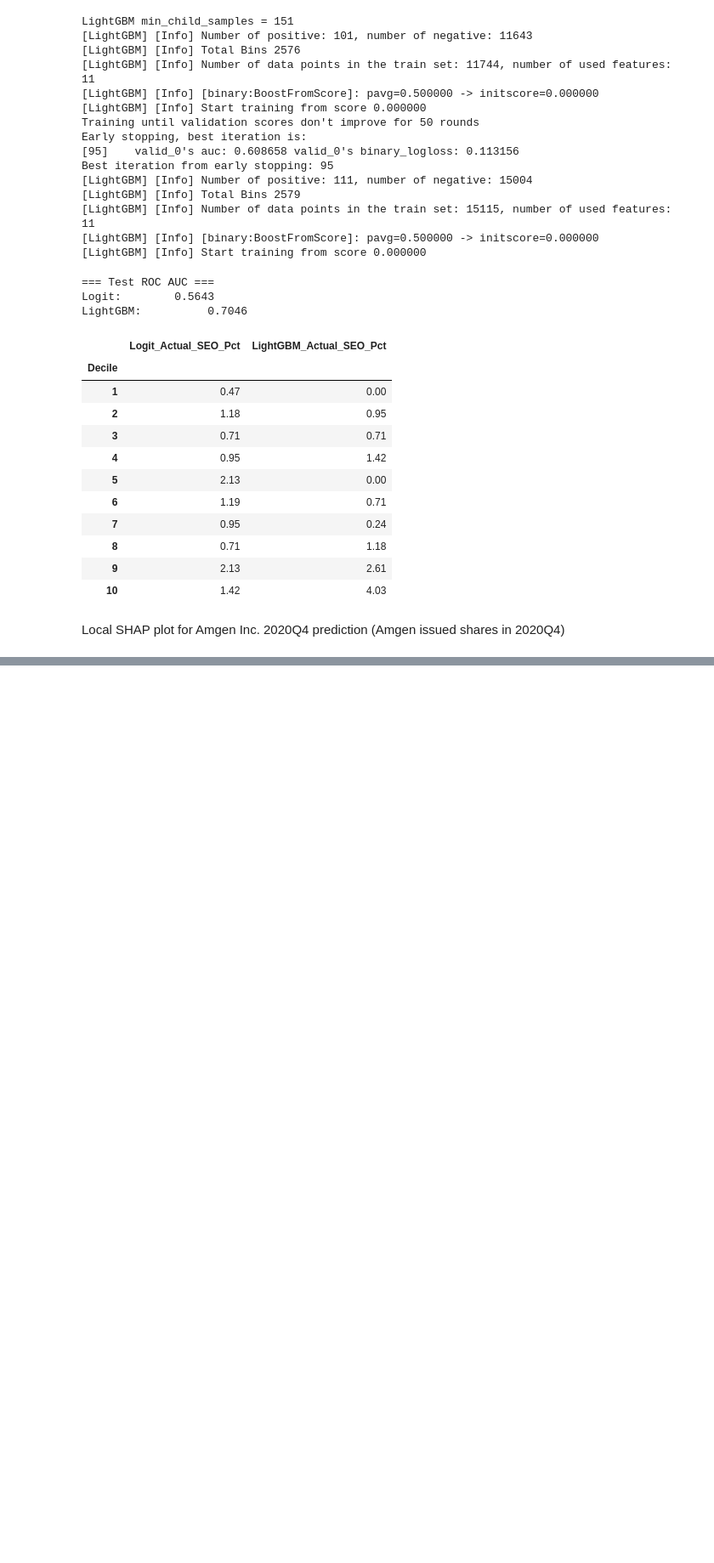
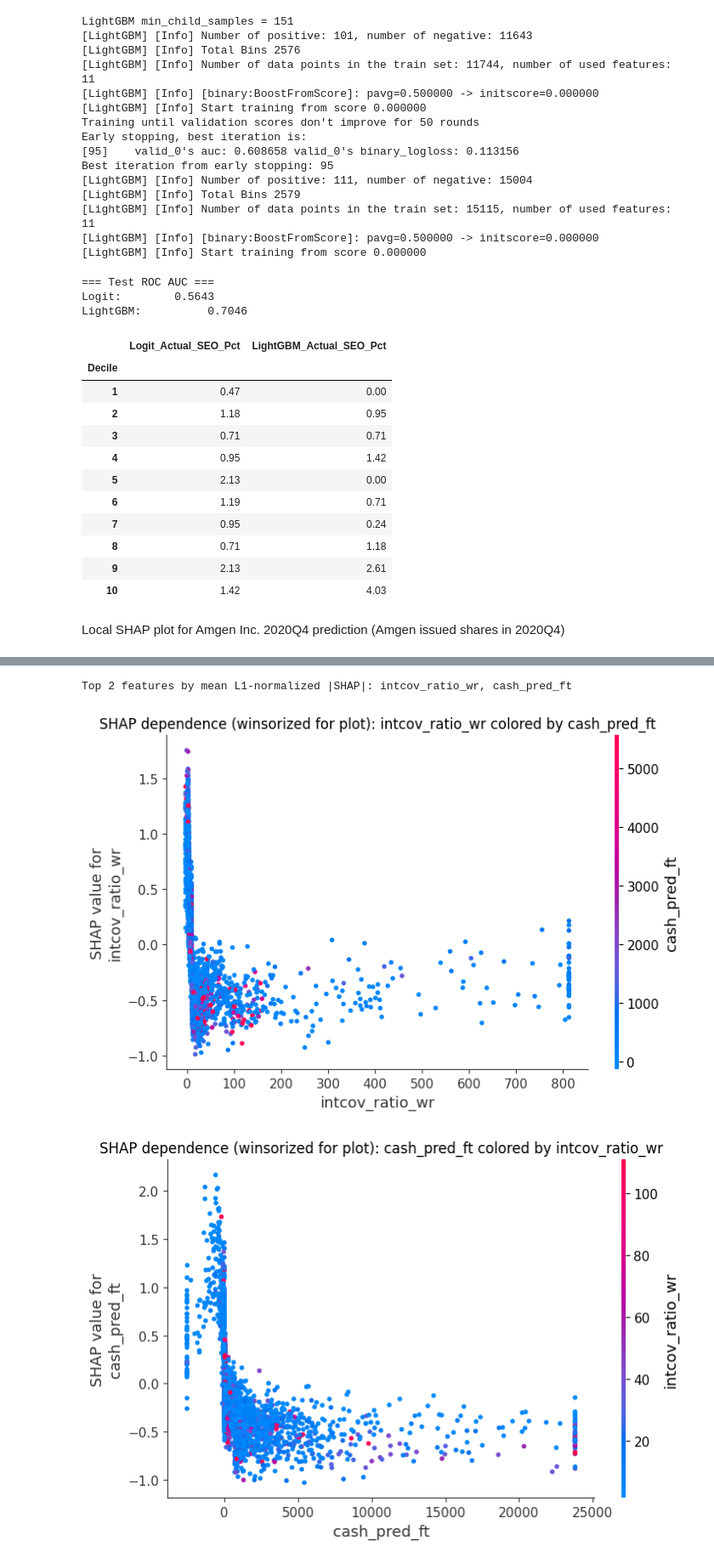
Before and after one commit to helenlu-vbs/AI-for-Corporate-Finance-UGent-, a Jupyter notebook: AICF_classification_2026.ipynb, the cells around one changed output, grey strips where cells are left out. Shown at 85% size. Saved outputs shown, nothing was run; the diff lists cells and outputs as text; code cells hidden in the pictures; blank space fills up the shorter version.

```diff
--- a/AICF_classification_2026.ipynb
+++ b/AICF_classification_2026.ipynb
@@ -235,0 +350,45 @@ Local SHAP plot for Amgen Inc. 2020Q4 prediction (Amgen issued shares in 2020Q4)
+# %%
+
+# ----------------------------------------------------------
+# 3) SHAP plots for the top two features (one plot each),
+#    using winsorized features for plotting ONLY (not training/prediction)
+# ----------------------------------------------------------
+top2 = global_tbl["feature"].head(2).tolist()
+f1, f2 = top2[0], top2[1]
+print(f"\nTop 2 features by mean L1-normalized |SHAP|: {f1}, {f2}")
+
+# Winsorize for plotting only (1% / 99% clip) and show 2 decimals on axes
+X_test_ws = X_display[features].copy()
+for c in features:
+    s = pd.to_numeric(X_test_ws[c], errors="coerce")
+    lo, hi = s.quantile(0.01), s.quantile(0.99)
+    X_test_ws[c] = s.clip(lo, hi)
+X_test_ws = X_test_ws.round(2)
+
+# Plot 1: dependence for top feature (colored by 2nd feature)
+shap.dependence_plot(
+    ind=f1,
+    shap_values=shap_values,
+    features=X_test_ws,
+    interaction_index=f2,
+    show=False
+)
+plt.title(f"SHAP dependence (winsorized for plot): {f1} colored by {f2}")
+plt.tight_layout()
+plt.show()
+
+# Plot 2: dependence for 2nd feature (colored by top feature)
+shap.dependence_plot(
+    ind=f2,
+    shap_values=shap_values,
+    features=X_test_ws,
+    interaction_index=f1,
+    show=False
+)
+plt.title(f"SHAP dependence (winsorized for plot): {f2} colored by {f1}")
+plt.tight_layout()
+plt.show()
+# %% [output]
+Top 2 features by mean L1-normalized |SHAP|: intcov_ratio_wr, cash_pred_ft
+[figure, added]
+[figure, added]
```
Also changed, not shown: parts of 4 cells of this notebook.
